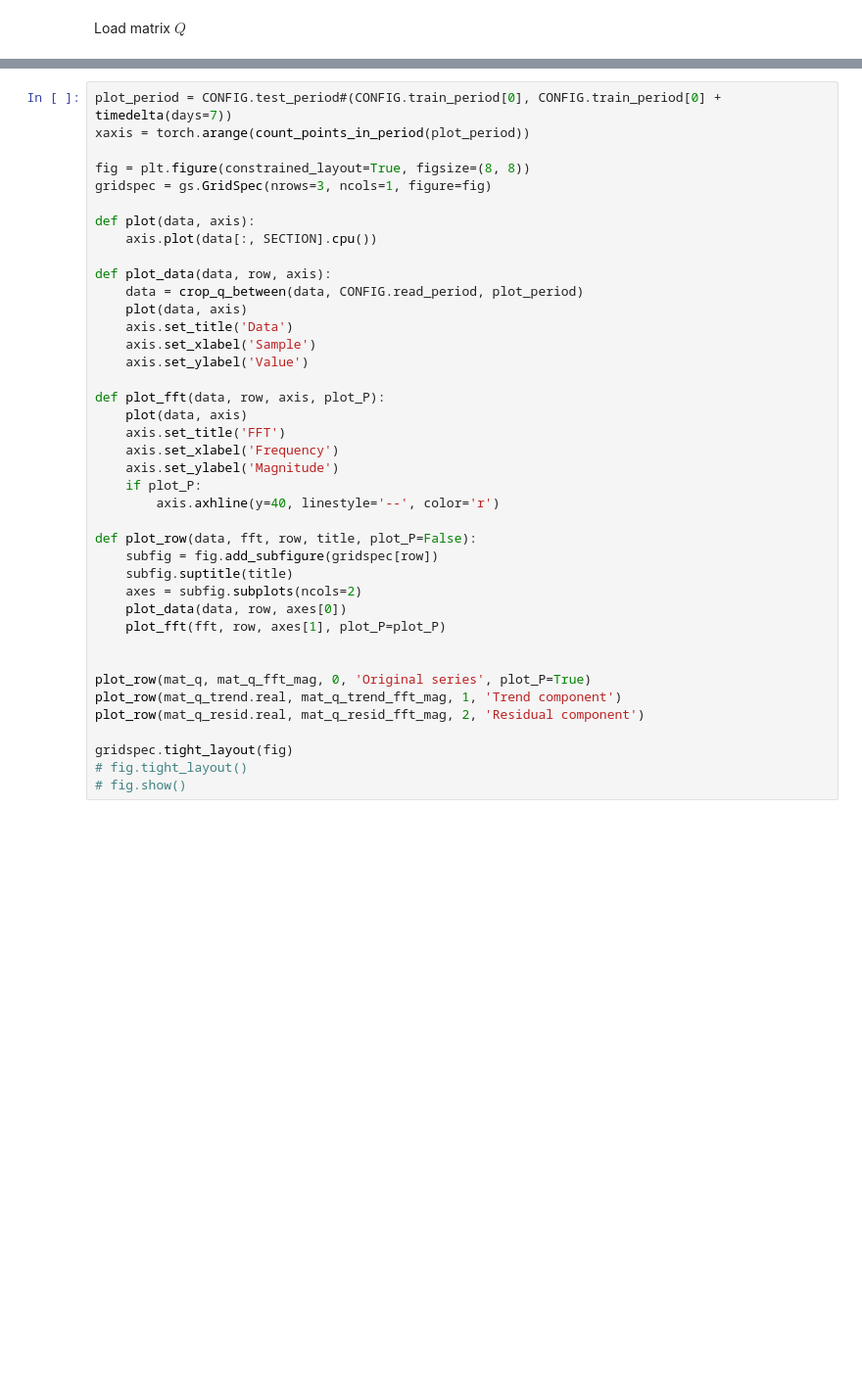
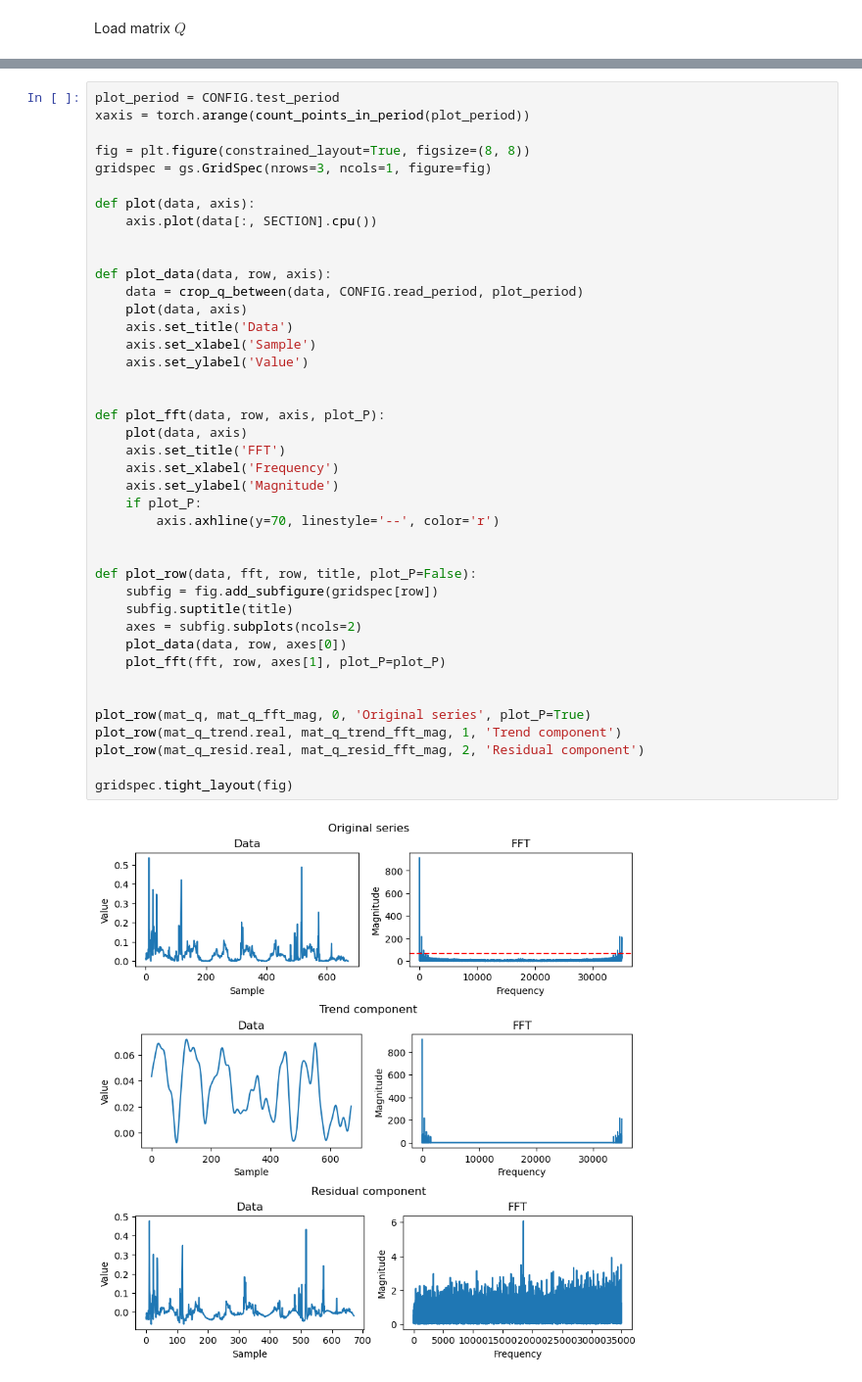
Before and after one commit to kolusask/IDP, a Jupyter notebook: 02_data_preprocessing.ipynb, the cells around one changed output, grey strips where cells are left out. Shown at 98% size. Cells and saved outputs as stored; diff of their text form; blank space fills up the shorter version.

```diff
--- a/02_data_preprocessing.ipynb
+++ b/02_data_preprocessing.ipynb
@@ -45,5 +53,5 @@ plot_trend_and_fft(torch.real(mat_q_resid), mat_q_resid_fft_mag, n_plots=2, star
 # %%
-plot_period = CONFIG.test_period#(CONFIG.train_period[0], CONFIG.train_period[0] + timedelta(days=7))
+plot_period = CONFIG.test_period
 xaxis = torch.arange(count_points_in_period(plot_period))
 
 fig = plt.figure(constrained_layout=True, figsize=(8, 8))
@@ -52,33 +60,36 @@ gridspec = gs.GridSpec(nrows=3, ncols=1, figure=fig)
 def plot(data, axis):
     axis.plot(data[:, SECTION].cpu())
 
+
 def plot_data(data, row, axis):
     data = crop_q_between(data, CONFIG.read_period, plot_period)
     plot(data, axis)
     axis.set_title('Data')
     axis.set_xlabel('Sample')
     axis.set_ylabel('Value')
 
+
 def plot_fft(data, row, axis, plot_P):
     plot(data, axis)
     axis.set_title('FFT')
     axis.set_xlabel('Frequency')
     axis.set_ylabel('Magnitude')
     if plot_P:
-        axis.axhline(y=40, linestyle='--', color='r')
+        axis.axhline(y=70, linestyle='--', color='r')
+
 
 def plot_row(data, fft, row, title, plot_P=False):
     subfig = fig.add_subfigure(gridspec[row])
     subfig.suptitle(title)
     axes = subfig.subplots(ncols=2)
     plot_data(data, row, axes[0])
     plot_fft(fft, row, axes[1], plot_P=plot_P)
 
 
 plot_row(mat_q, mat_q_fft_mag, 0, 'Original series', plot_P=True)
 plot_row(mat_q_trend.real, mat_q_trend_fft_mag, 1, 'Trend component')
 plot_row(mat_q_resid.real, mat_q_resid_fft_mag, 2, 'Residual component')
 
 gridspec.tight_layout(fig)
-# fig.tight_layout()
-# fig.show()
+# %% [output]
+[figure, added]
```
Also changed, not shown: parts of 5 cells of this notebook, 4 other files.
